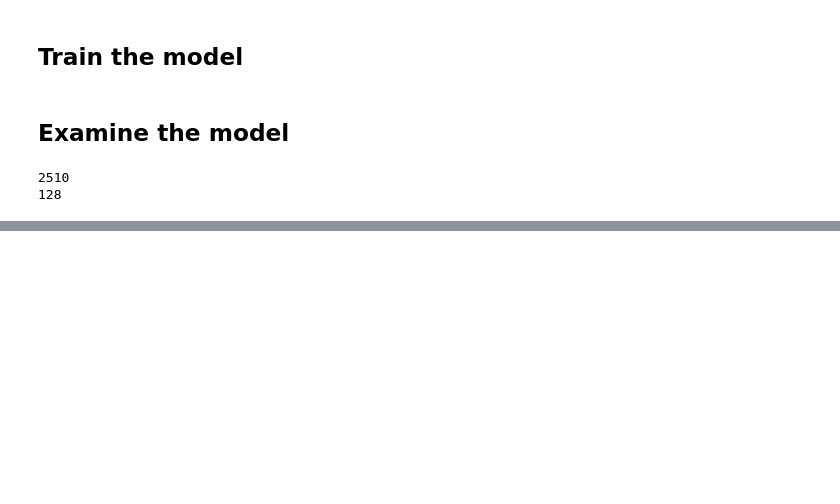
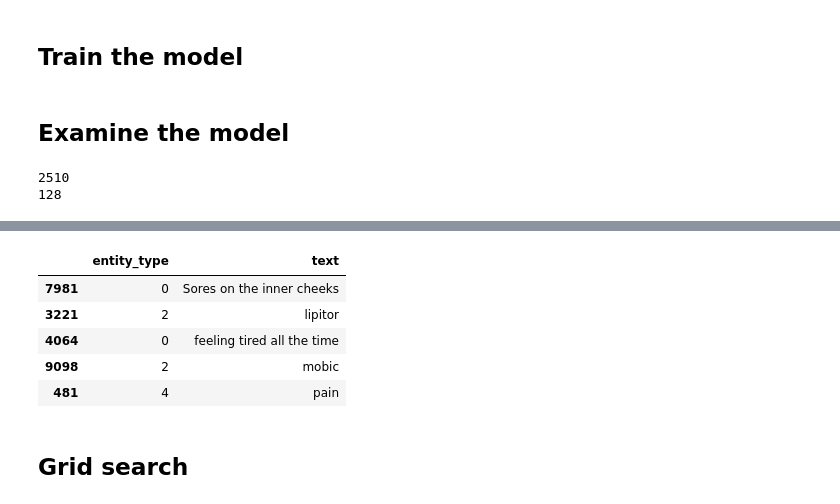
Before and after one commit to Bognanna/LLM-NER-metrics, a Jupyter notebook: notebooks/fasttext_train_model.ipynb, the cells around one changed output, grey strips where cells are left out. Cells and saved outputs as stored; diff of their text form; code cells hidden in the pictures; blank space fills up the shorter version.

```diff
--- a/notebooks/fasttext_train_model.ipynb
+++ b/notebooks/fasttext_train_model.ipynb
@@ -111,0 +254,11 @@ ftext.similar_by_word("knee", topn=10)
+# %%
+type_dict = {'ADR':0, 'Disease':1, 'Drug':2, 'Finding':3, 'Symptom':4}
+val.entity_type = val.entity_type.map(type_dict)
+val.head()
+# %% [output]
+|  | entity_type | text |
+| 7981 | 0 | Sores on the inner cheeks |
+| 3221 | 2 | lipitor |
+| 4064 | 0 | feeling tired all the time |
+| 9098 | 2 | mobic |
+| 481 | 4 | pain |
@@ -111,0 +267,2 @@ ftext.similar_by_word("knee", topn=10)
+# %% [markdown]
+## Grid search
```
Also changed, not shown: parts of 14 cells of this notebook.
